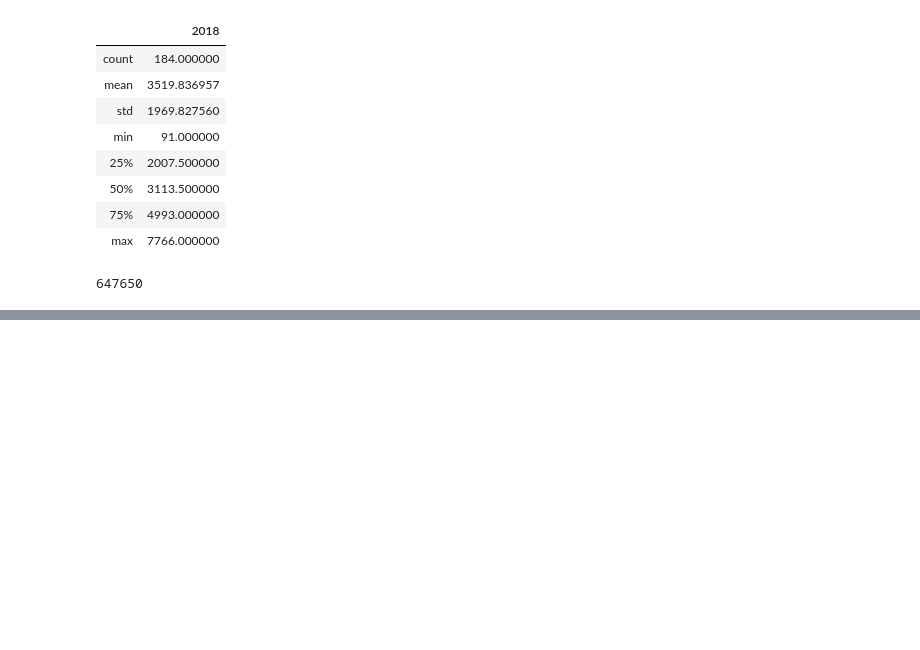
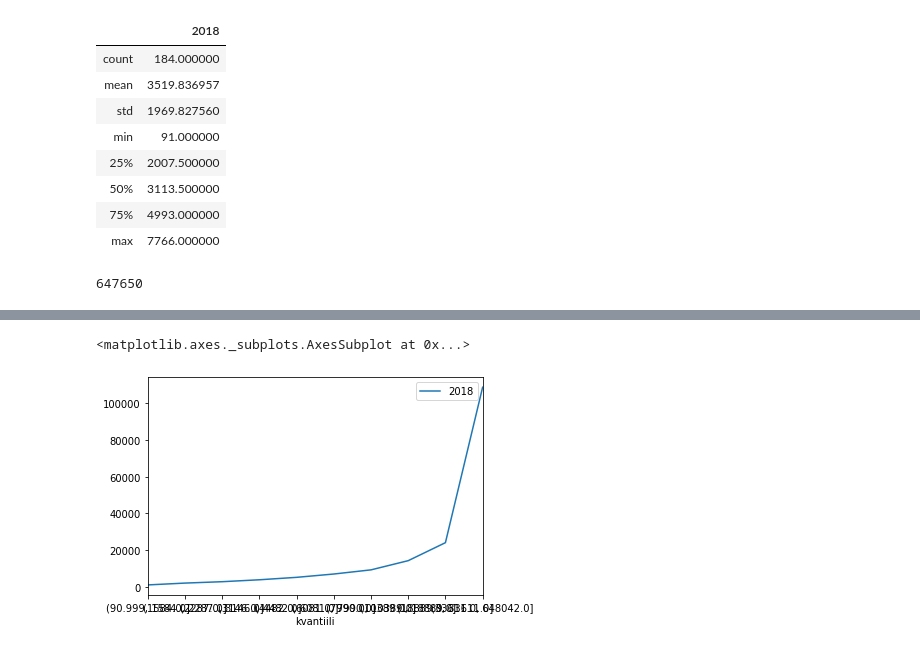
Before and after one commit to paulal/python_functions, a Jupyter notebook: Paula_Laesvuori_kuntadata.ipynb, the cells around one changed output, grey strips where cells are left out. Cells and saved outputs as stored; diff of their text form; code cells hidden in the pictures; blank space fills up the shorter version.

```diff
--- a/Paula_Laesvuori_kuntadata.ipynb
+++ b/Paula_Laesvuori_kuntadata.ipynb
@@ -279,0 +315,5 @@ mahtuu['2018'].sum()
+# %%
+# tallennetaan ryhmätieto dataframeen uuteen sarakkeeseen
+
+kunnat['kvantiili'] = pd.qcut(kunnat['2018'], q=10)
+kunnat.head()
@@ -279,0 +349,7 @@ mahtuu['2018'].sum()
+# %%
+# ryhmien väestön keskiarvot kaaviossa (en nyt puutu x-akselin otsikoihin, vaikkei niistä saakaan tolkkua)
+
+kunnat.groupby('kvantiili').mean().plot()
+# %% [output]
+<matplotlib.axes._subplots.AxesSubplot at 0x...>
+[figure, added]
```
Also changed, not shown: parts of 14 cells of this notebook, 2 other files.
